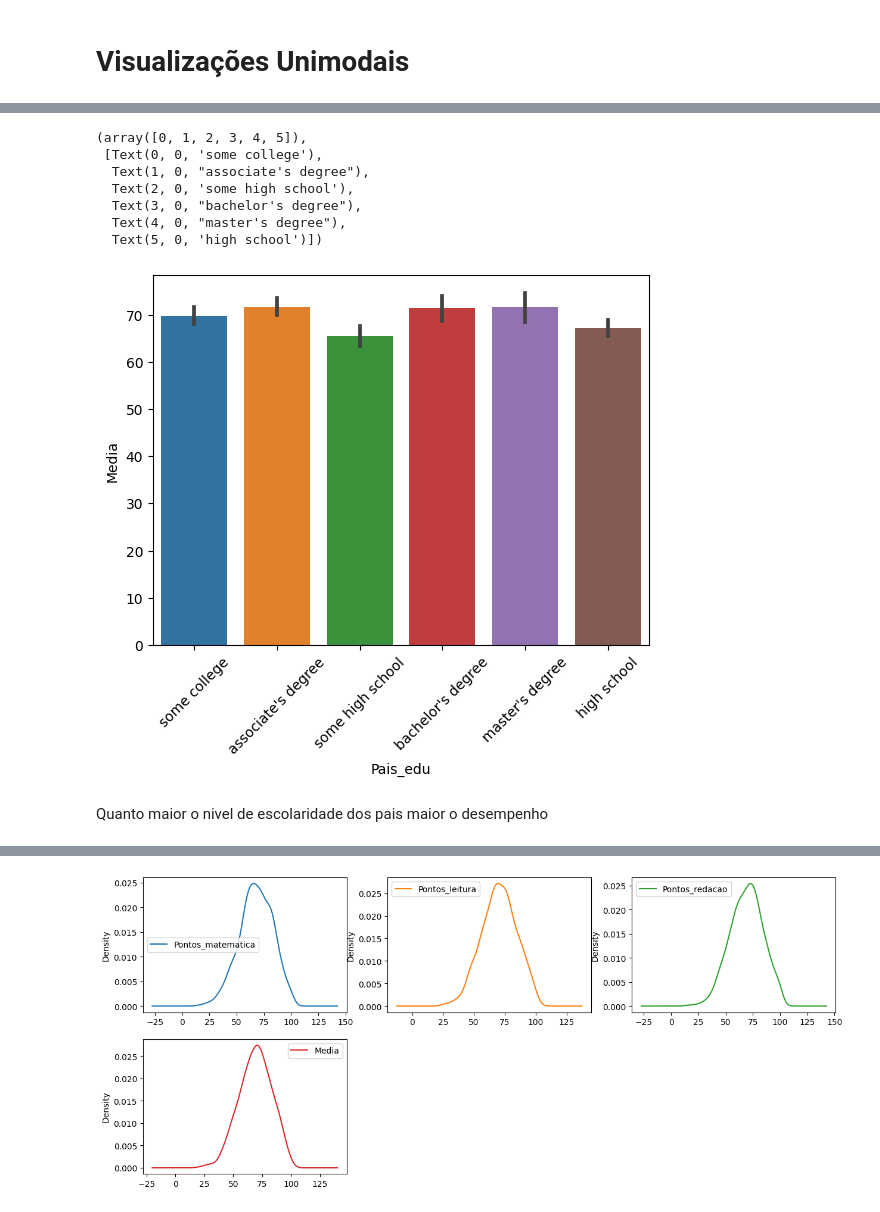
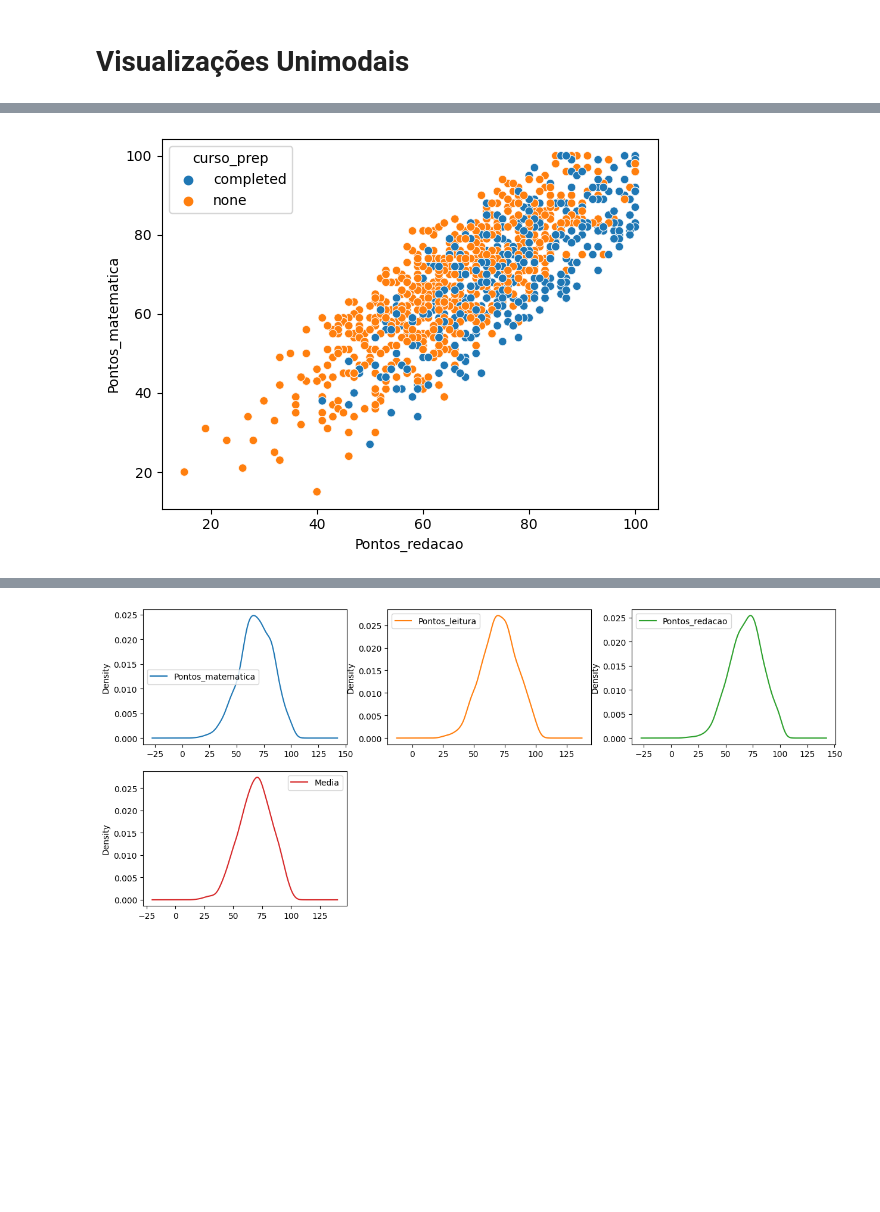
Before and after one commit to henriquesamuel/MVP, a Jupyter notebook: MVP.ipynb, the cells around one changed output, grey strips where cells are left out. Drawn from its saved outputs; the diff is of its cells as text; code cells hidden in the pictures; blank space fills up the shorter version.

```diff
--- a/MVP.ipynb
+++ b/MVP.ipynb
@@ -163,3 +186,8 @@ O número de alunos que alcançaram a nota máxima em matematica foi  9
 O número de alunos que alcançaram a nota máxima em leitura foi  10
 
 O número de alunos que alcançaram a nota máxima em redação foi  13
+# %%
+# ordenando o dataframe por Média
+df = df.sort_values(by='Media', ascending = False)
+
+df
@@ -174,17 +225,5 @@ sns.barplot(x='curso_prep', y='Media',data=df)
-# %%
-# Plotando o gráfico de barras nivel de educação dos pais
-sns.barplot(x='Pais_edu', y='Media',data=df)
-
-# Ajustando rótulos
-plt.xticks(rotation=45)
-# %% [output]
-(array([0, 1, 2, 3, 4, 5]),
- [Text(0, 0, 'some college'),
-  Text(1, 0, "associate's degree"),
-  Text(2, 0, 'some high school'),
-  Text(3, 0, "bachelor's degree"),
-  Text(4, 0, "master's degree"),
-  Text(5, 0, 'high school')])
-[figure, removed]
-# %% [markdown]
-Quanto maior o nivel de escolaridade dos pais maior o desempenho
+# %%
+# scatter plot com Seaborn colorido por classes
+sns.scatterplot(x='Pontos_redacao', y='Pontos_matematica', hue='curso_prep', data=df);
+# %% [output]
+[figure, added]
```
Also changed, not shown: parts of 27 cells of this notebook.
